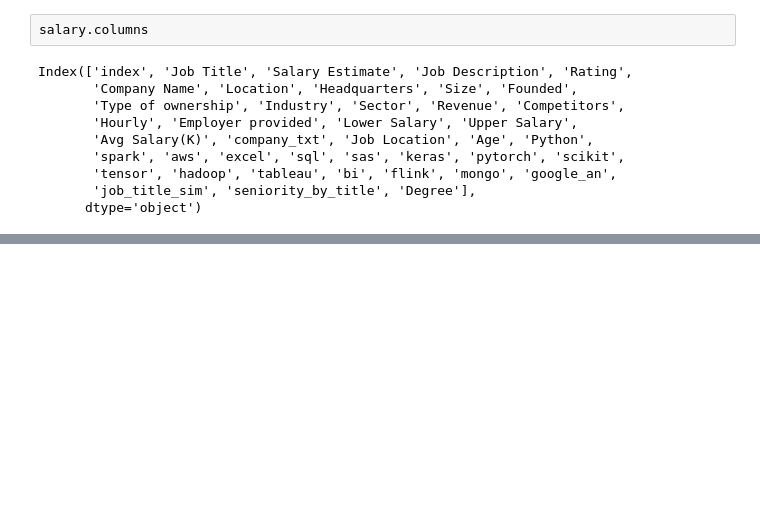
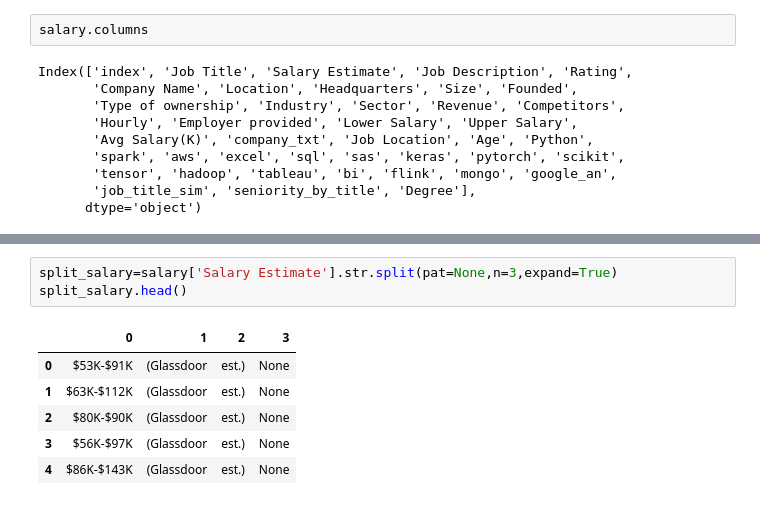
Before and after one commit to FUNMIIB/Final_Project, a Jupyter notebook: Data_Salary.ipynb, the cells around one changed output, grey strips where cells are left out. Cells and saved outputs as stored; diff of their text form; blank space fills up the shorter version.

```diff
--- a/Data_Salary.ipynb
+++ b/Data_Salary.ipynb
@@ -89,0 +138,10 @@ Index(['index', 'Job Title', 'Salary Estimate', 'Job Description', 'Rating',
+# %%
+split_salary=salary['Salary Estimate'].str.split(pat=None,n=3,expand=True)
+split_salary.head()
+# %% [output]
+|  | 0 | 1 | 2 | 3 |
+| 0 | $53K-$91K | (Glassdoor | est.) | None |
+| 1 | $63K-$112K | (Glassdoor | est.) | None |
+| 2 | $80K-$90K | (Glassdoor | est.) | None |
+| 3 | $56K-$97K | (Glassdoor | est.) | None |
+| 4 | $86K-$143K | (Glassdoor | est.) | None |
```
Also changed, not shown: parts of 6 cells of this notebook.
